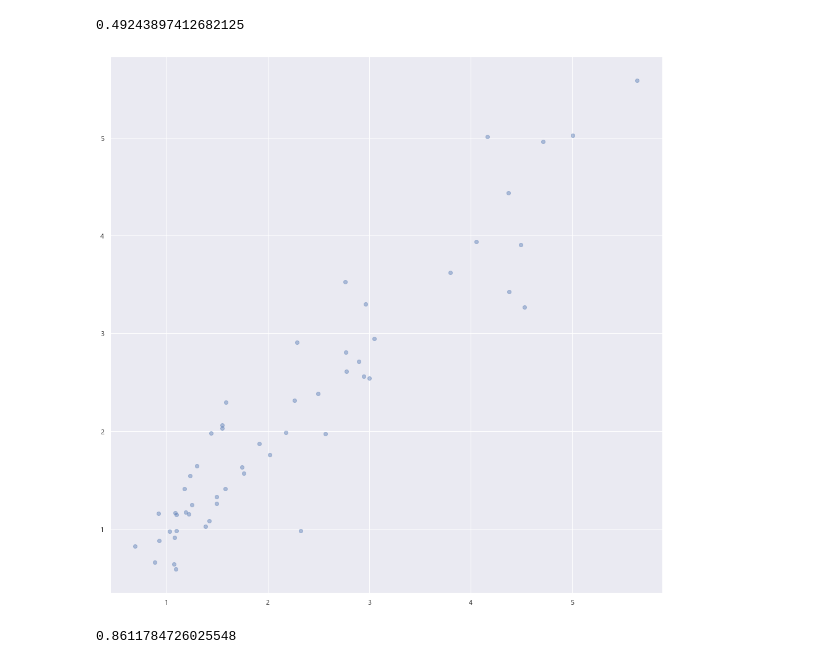
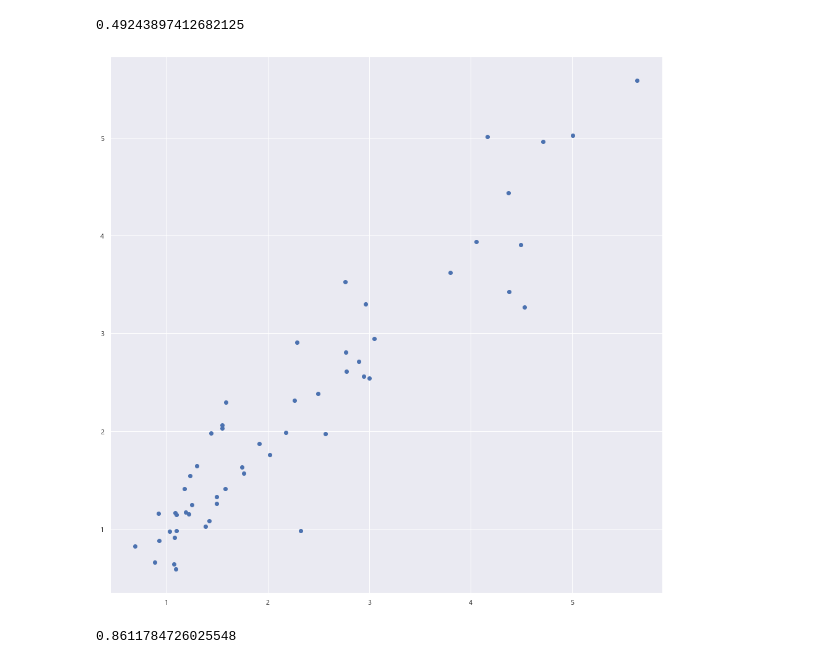
Before and after one commit to pelllzz/ubion4_project1, a Jupyter notebook: code/analysis.ipynb, the cells around one changed output. Drawn from its saved outputs; the diff is of its cells as text; code cells hidden in the pictures.

```diff
--- a/code/analysis.ipynb
+++ b/code/analysis.ipynb
@@ -1066,11 +1075,11 @@ reg.score(x_best_train, y_best_train)
 # %%
 # scatter with pipe regression
 
-plt.scatter(y_best_test, pipe_preds, alpha=0.4)
+plt.scatter(y_best_test, pipe_preds)
 #lt.plot(y_best_test, pipe_preds)
 plt.show()
 # %% [output]
-[figure, old version]
+[figure, new version]
 # %%
 pipe_test.score(x_best_train, y_best_train)
 # %% [output]
```
Also changed, not shown: parts of 5 cells of this notebook.
